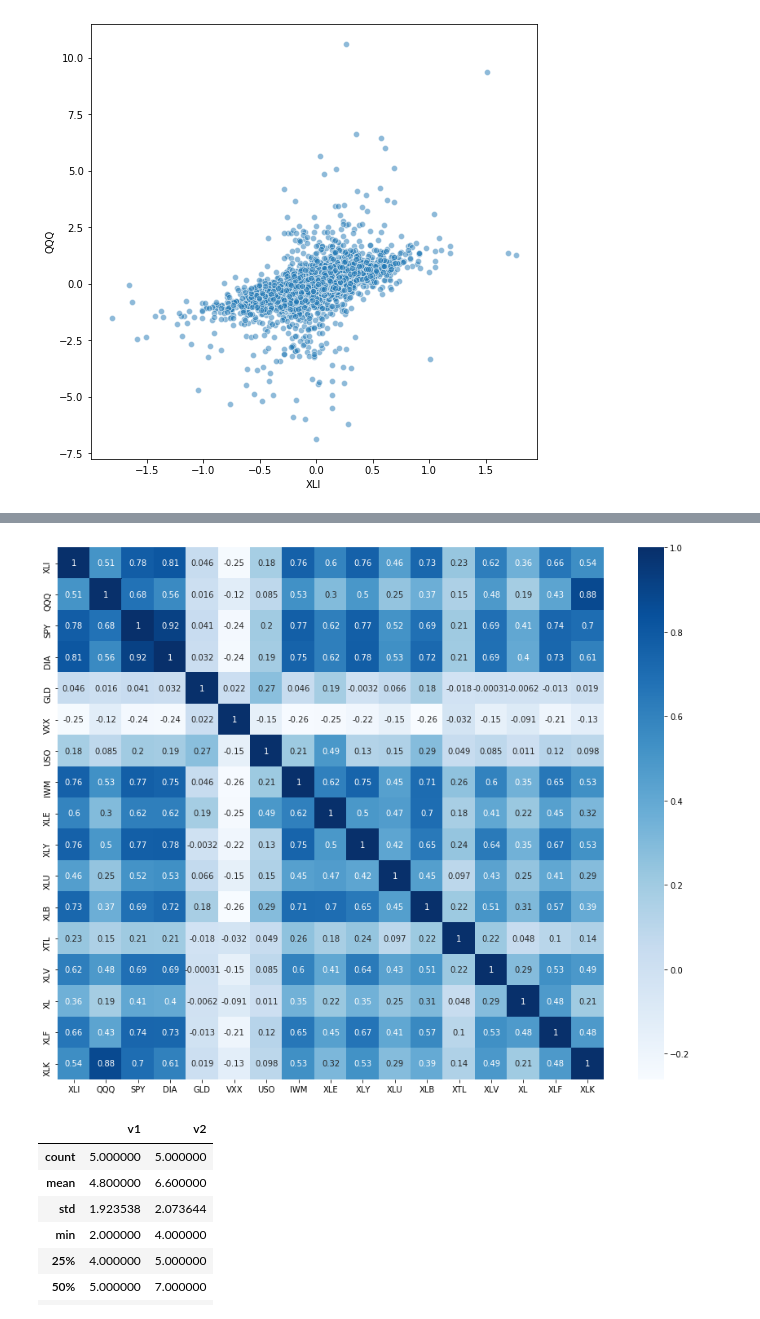
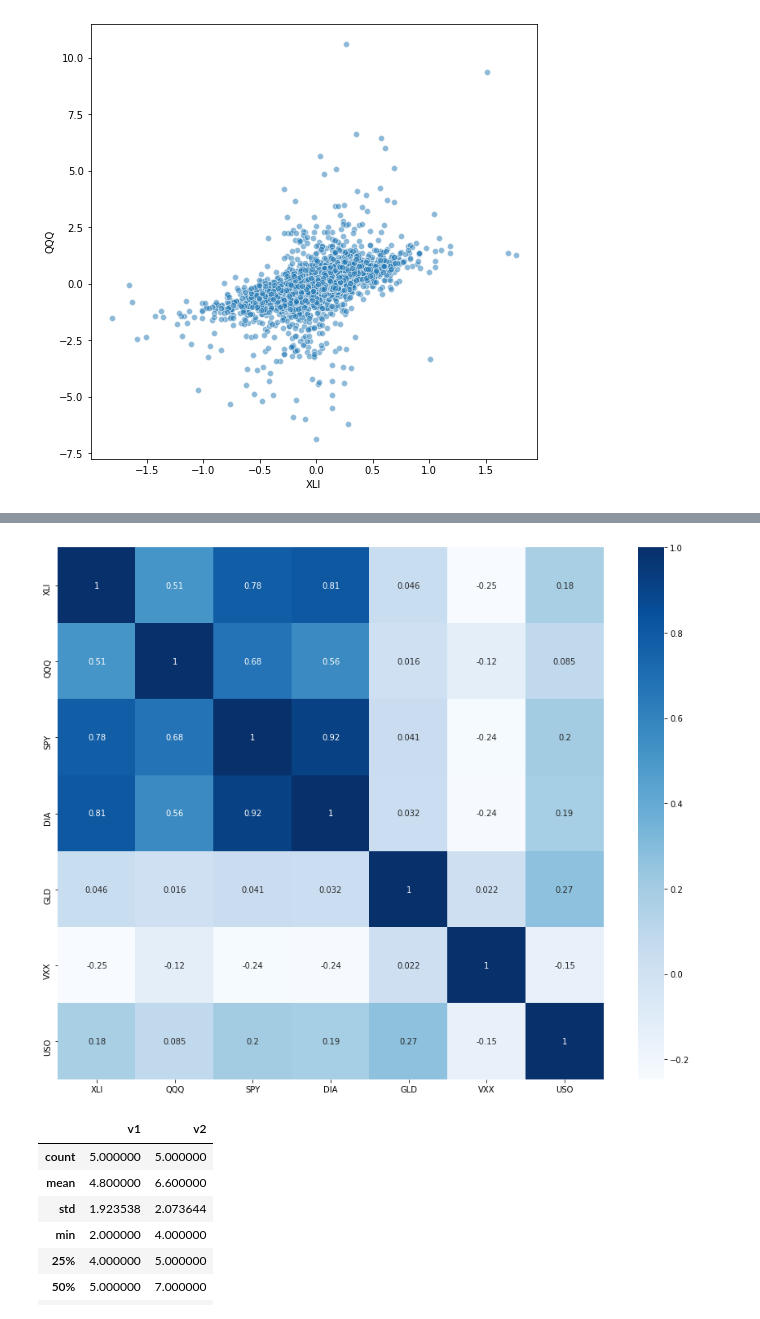
Before and after one commit to xddongx/flexink, a Jupyter notebook: study/study.ipynb, the cells around one changed output, grey strips where cells are left out. Cells and saved outputs as stored; diff of their text form; code cells hidden in the pictures.

```diff
--- a/study/study.ipynb
+++ b/study/study.ipynb
@@ -91,9 +87,9 @@ data.corr()
 | HSIC | 0.310591 | 0.167769 | 0.279060 | 0.134313 | 0.356092 | 0.203116 | 0.099092 | 0.284798 | 0.150101 | 0.203154 | ... | ... |
 517 rows × 517 columns
 # %%
-feature_list = 'XLI QQQ SPY DIA GLD VXX USO IWM XLE XLY XLU XLB XTL XLV XL XLF XLK'
+feature_list = 'XLI QQQ SPY DIA GLD VXX USO'
 feature = feature_list.split()
 # %%
 df_data_2 = data.loc[:,['XLI', 'QQQ']]
-df_data = data.loc[:,feature]
+data = data.loc[:,feature]
 # %%
@@ -133,10 +120,10 @@ import seaborn as sns
 
 plt.rcParams['figure.figsize'] = [15, 12]
 # %%
-sns.heatmap(df_data.corr(), annot = True, annot_kws={'size' : 10}, cmap = 'Blues')
+sns.heatmap(data.corr(), annot = True, annot_kws={'size' : 10}, cmap = 'Blues')
 plt.show()
 # %% [output]
-[figure, old version]
+[figure, new version]
 # %%
 data3 = pd.DataFrame({'v1':[2,4,5,6,7],'v2':[9,8,7,4,5]})
 # %%
```
Also changed, not shown: parts of 6 cells of this notebook, 1 other file.
